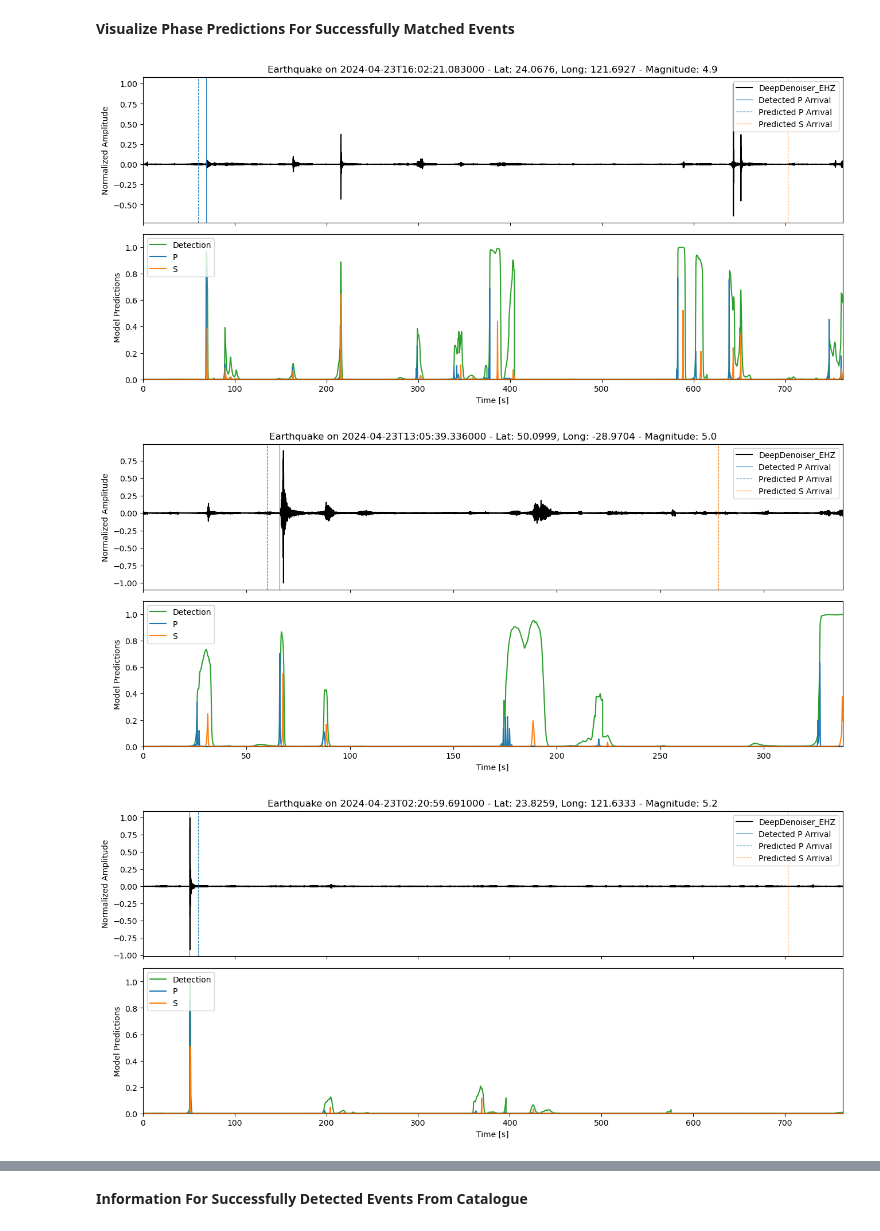
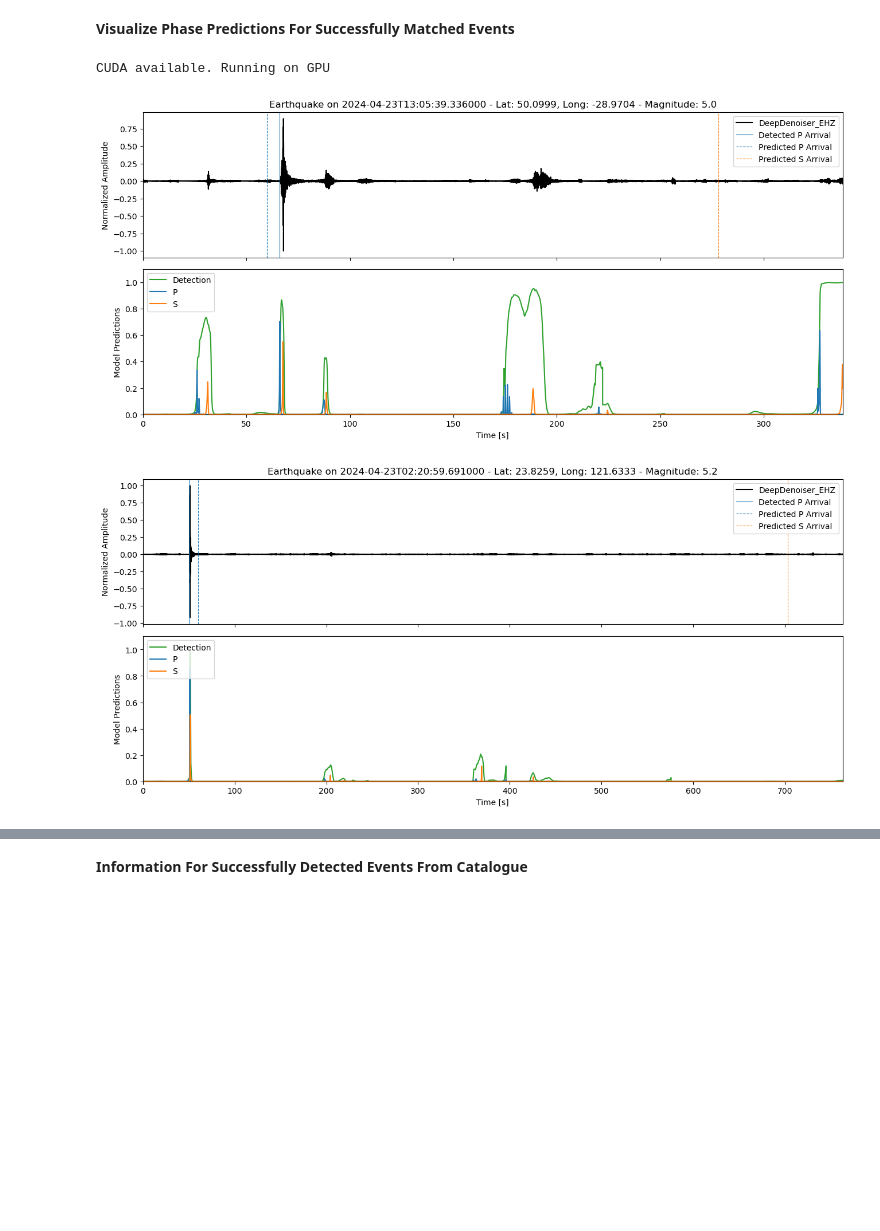
Before and after one commit to QingyuanZhangTony/Earthquake-Identification-And-Notification, a Jupyter notebook: interactiveMain.ipynb, the cells around one changed output, grey strips where cells are left out. Drawn from its saved outputs; the diff is of its cells as text; code cells hidden in the pictures; blank space fills up the shorter version.

```diff
--- a/interactiveMain.ipynb
+++ b/interactiveMain.ipynb
@@ -87,3 +98,0 @@ Running on GPU
-# %%
-df_detected = pretrained_phase_picking(processed_stream, phase_picking_model)
-df_detected
@@ -106,3 +98,0 @@ df_detected
-# %%
-df_detected = df_detected[df_detected['peak_confidence'] >= 0.7]
-df_detected
@@ -129,7 +105,7 @@ catalogue_path = request_catalogue(
     date = date,
     radmin=0,
     radmax=90,
-    minmag=4,
+    minmag=5,
     maxmag=10,
     overwrite = True
 )
@@ -149,6 +133,6 @@ To see all events call 'print(CatalogObject.__str__(print_all=True))'
 # %% [markdown]
 **Create a DataFrame for Catalogued Events with Predicted Arrival Times**
 # %%
-df_catalogued = create_df_with_prediction(catalogue, get_coordinates(station))
+df_catalogued = process_catalogue(catalogue, get_coordinates(station))
 df_catalogued
 # %% [output]
@@ -199,17 +172,16 @@ result_df
 # %% [markdown]
 **Visualize Phase Predictions For Successfully Matched Events**
 # %%
-filtered_events = result_df[(result_df['catalogued'] == True) & (result_df['detected'] == True)]
-predictions = make_prediction(processed_stream, phase_picking_model)
+matched_events = result_df[(result_df['catalogued'] == True) & (result_df['detected'] == True)]
+predictions = make_prediction(denoised_stream, phase_picking_model)
 
-for _, row in filtered_events.iterrows():
-    earthquake_info = get_earthquake_info(row)  # Use the new function to get earthquake info
-    trace = create_trace_from_stream(processed_stream, row['P_predict'], row['S_predict'])
-    if trace.count() == 0:
+for _, row in matched_events.iterrows():
+    earthquake_info = get_event_info(row)
+
+    if matched_events.empty:
         continue
-    # plot_with_timestamps(trace[0], row['P_detected'], row['S_detected'], row['P_predict'], row['S_predict'], earthquake_info)
-    plot_predictions_wave(trace[0],predictions, row['P_detected'], row['S_detected'], row['P_predict'], row['S_predict'], earthquake_info)
+    plot_predictions_wave(denoised_stream,predictions, row['P_detected'], row['S_detected'], row['P_predict'], row['S_predict'], earthquake_info)
 # %% [output]
+CUDA available. Running on GPU
-[figure, old version]
+[figure, new version]
-[figure, old version]
+[figure, new version]
-[figure, removed]
```
Also changed, not shown: parts of 20 cells of this notebook, 6 other files.
